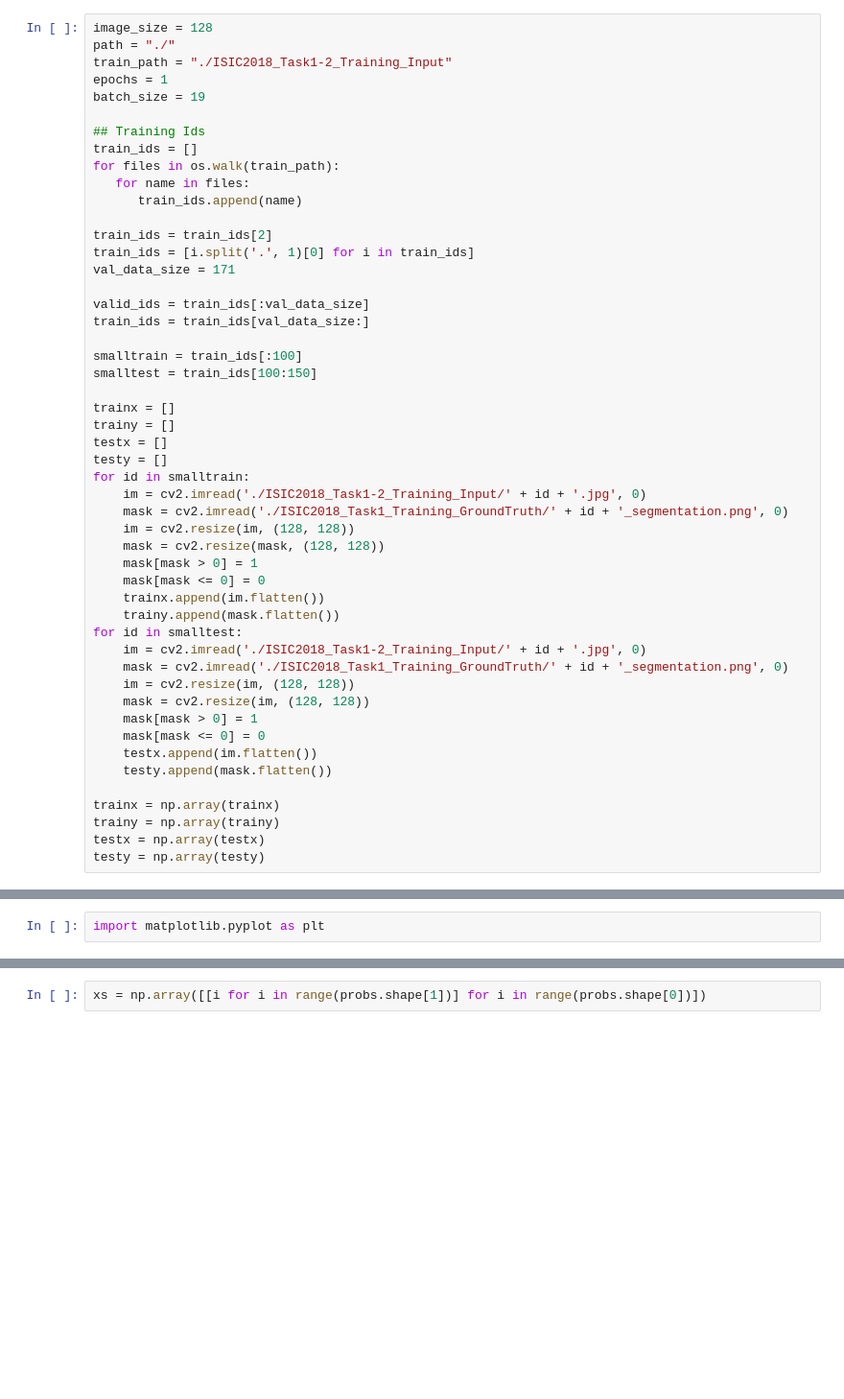
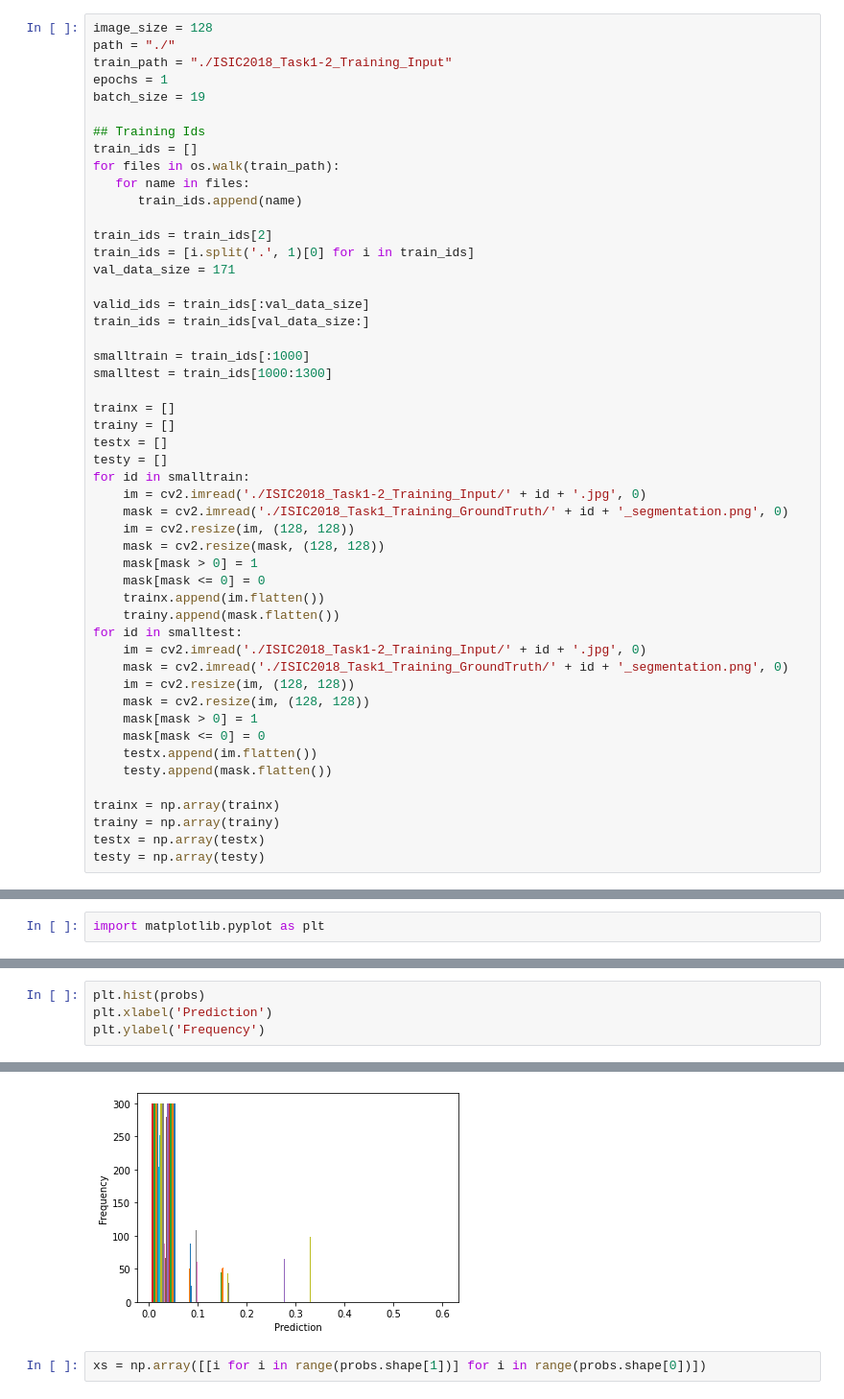
Before and after one commit to NeuroDataDesign/ProgLearn_2021-2022, a Jupyter notebook: Narayani_Wagle/scene-segmentation/MLKNN_Voter_Test.ipynb, the cells around one changed output, grey strips where cells are left out. Shown at 96% size. Cells and saved outputs as stored; diff of their text form; blank space fills up the shorter version.

```diff
--- a/Narayani_Wagle/scene-segmentation/MLKNN_Voter_Test.ipynb
+++ b/Narayani_Wagle/scene-segmentation/MLKNN_Voter_Test.ipynb
@@ -33,8 +33,8 @@ val_data_size = 171
 valid_ids = train_ids[:val_data_size]
 train_ids = train_ids[val_data_size:]
 
-smalltrain = train_ids[:100]
-smalltest = train_ids[100:150]
+smalltrain = train_ids[:1000]
+smalltest = train_ids[1000:1300]
 
 trainx = []
 trainy = []
@@ -154,0 +159,5 @@ probs.shape
+# %%
+plt.hist(probs)
+plt.xlabel('Prediction')
+plt.ylabel('Frequency')
+# %% [output]
@@ -155,3 +165,4 @@ probs.shape
+[figure, added]
 # %%
 xs = np.array([[i for i in range(probs.shape[1])] for i in range(probs.shape[0])])
 # %%
```
Also changed, not shown: parts of 6 cells of this notebook.
